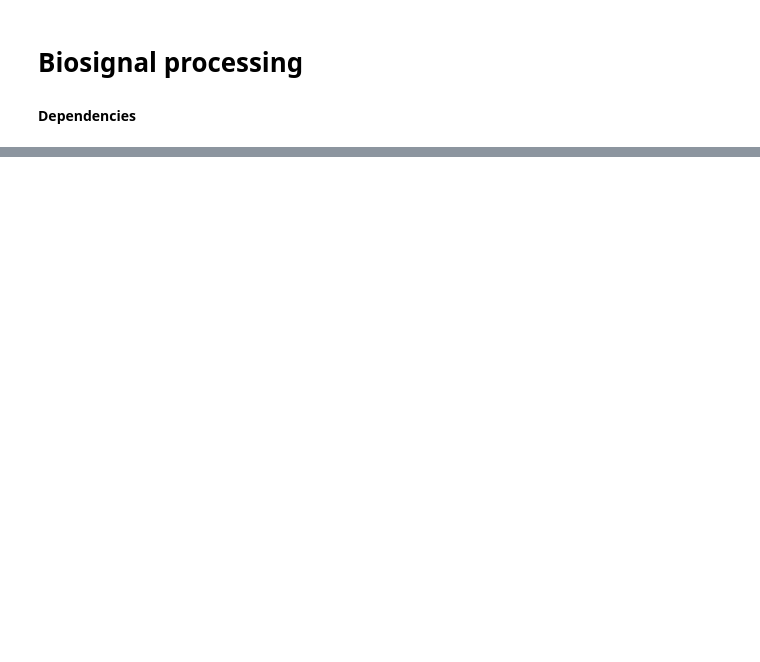
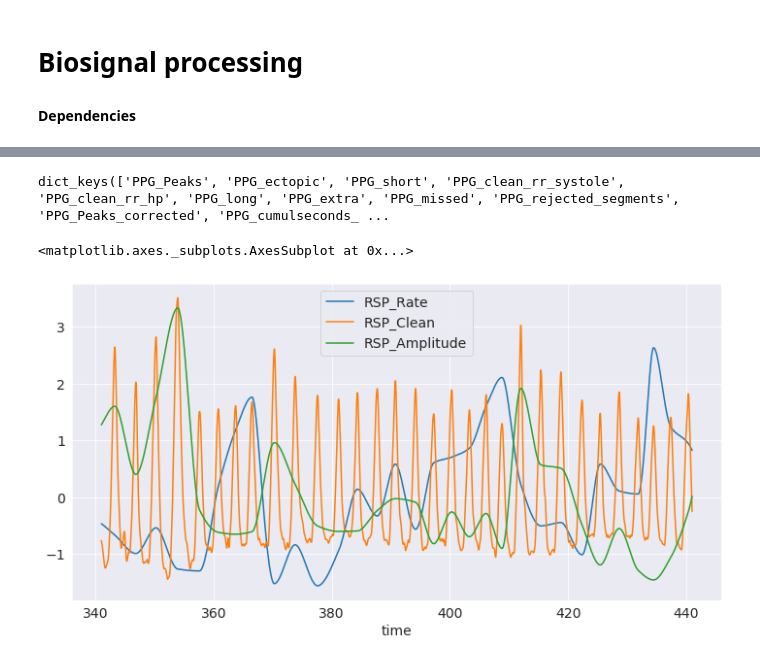
Before and after one commit to sangfrois/ds_prep, a Jupyter notebook: physio/notebooks/cleaning.ipynb, the cells around one changed output, grey strips where cells are left out. Saved outputs shown, nothing was run; the diff lists cells and outputs as text; code cells hidden in the pictures; blank space fills up the shorter version.

```diff
--- a/physio/notebooks/cleaning.ipynb
+++ b/physio/notebooks/cleaning.ipynb
@@ -91,2 +154,2 @@ show(plot_rr)
 # %%
-bio_df, bio_info = neuromod_bio_process(df=bio_df, sampling_rate=fs)
+bio_proc, bio_info = neuromod_bio_process(df=bio_df, sampling_rate=fs)
@@ -100,0 +184,11 @@ plt.plot(nk.standardize(rate[2500000:3500000]))
+# %%
+bio_info.keys()
+# %% [output]
+dict_keys(['PPG_Peaks', 'PPG_ectopic', 'PPG_short', 'PPG_clean_rr_systole', 'PPG_clean_rr_hp', 'PPG_long', 'PPG_extra', 'PPG_missed', 'PPG_rejected_segments', 'PPG_Peaks_corrected', 'PPG_cumulseconds_ ...
+# %%
+df1 = nk.standardize(bio_proc[['RSP_Rate', 'RSP_Clean','RSP_Amplitude']][3500000:4500000])
+df1['time'] = bio_proc['time'][3500000:4500000]
+df1.plot(x='time')
+# %% [output]
+<matplotlib.axes._subplots.AxesSubplot at 0x...>
+[figure, added]
```
Also changed, not shown: parts of 42 cells of this notebook, 5 other files.
